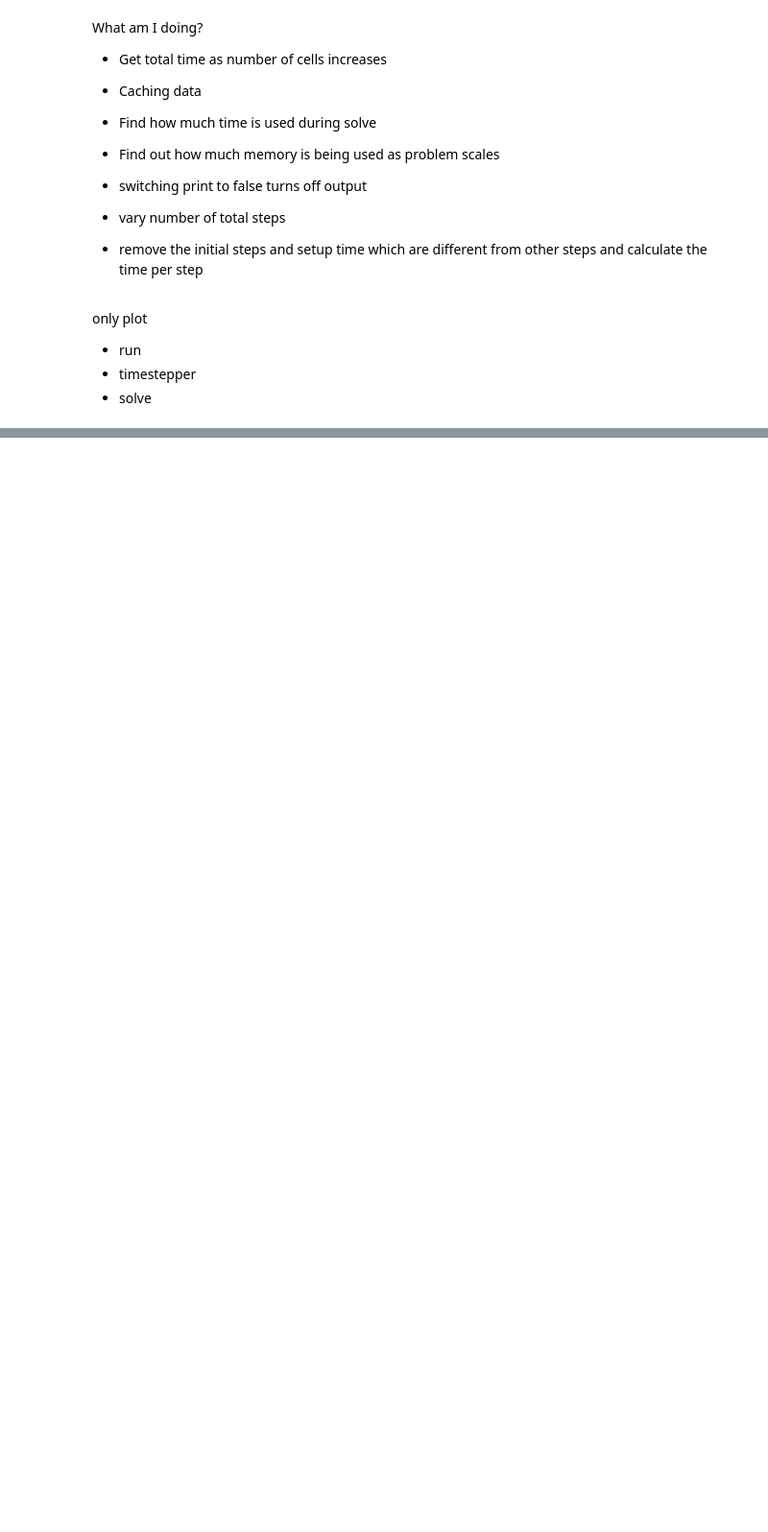
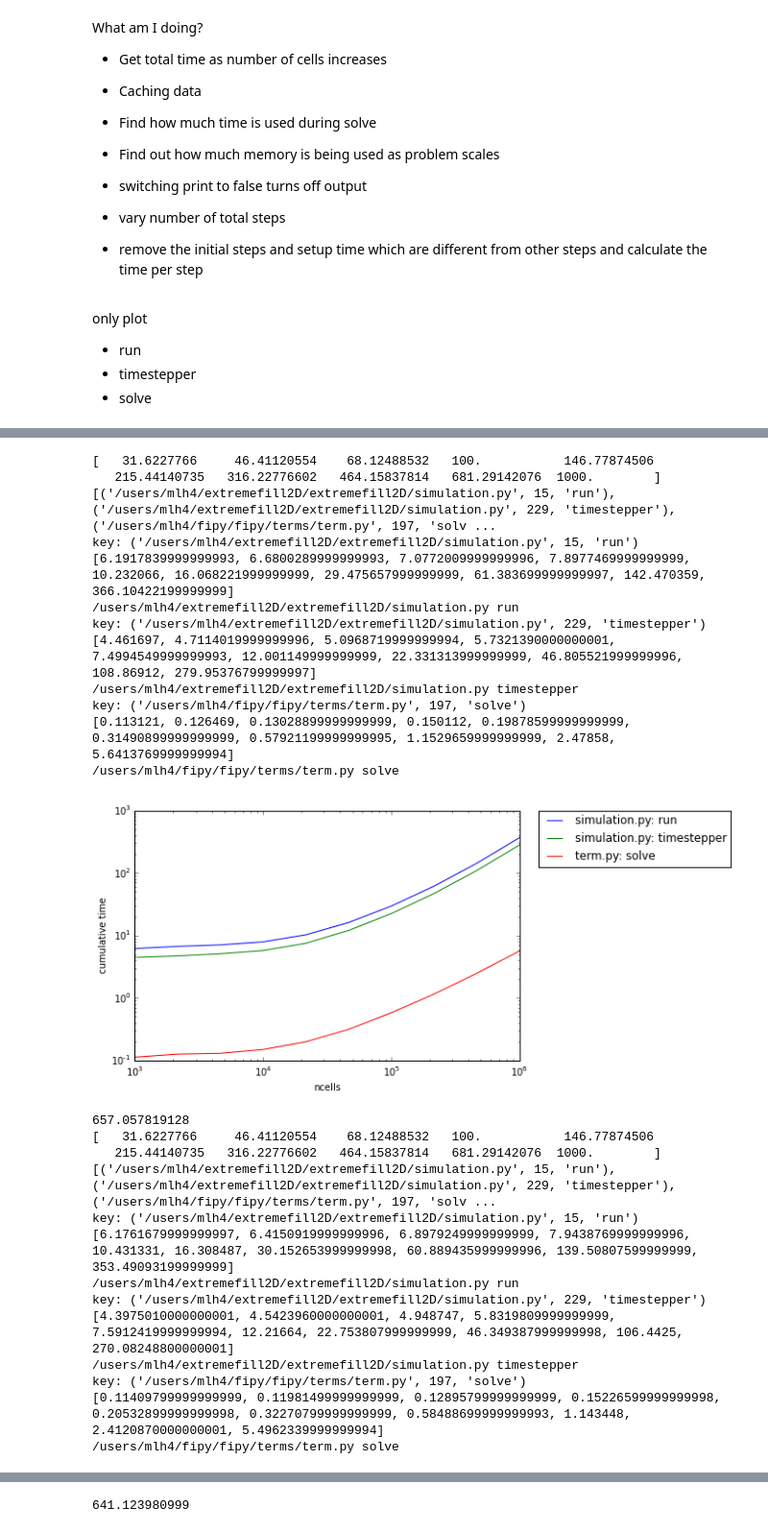
Before and after one commit to dmurali1/SURF2013, a Jupyter notebook: extremefill.ipynb, the cells around one changed output, grey strips where cells are left out. Shown at 96% size. Cells and saved outputs as stored; diff of their text form; code cells hidden in the pictures; blank space fills up the shorter version.

```diff
--- a/extremefill.ipynb
+++ b/extremefill.ipynb
@@ -101,0 +128,65 @@ print type(now)
+# %%
+from fipyprofile import FiPyProfile
+from profiling_functions import FiPyProfileTime
+from polyxtal import PolyxtalSimulation
+import numpy as np
+from extremefill2D.simulation2D import Simulation2D
+from profiling_functions import ProfileViewer
+from fipy.terms.term import Term
+
+import time
+t0= time.time()
+class Simulation2DProfile(Simulation2D):
+    def _run(self, ncell):
+        self.run(totalSteps=10,
+                 Nx=int(np.sqrt(ncell)),
+                 CFL=0.1,
+                 sweeps=4,
+                 tol=1e-10,
+                 areaRatio=2 * 0.093,
+                 solver_tol=1e-6,
+                 dtMax=1.,
+                 totalTime=5000.,
+                 PRINT=False,
+                 dt=0.01)
+ncells = np.array(np.logspace(3, 6, 10), dtype=int)
+
+print np.sqrt(ncells)
+sim2D = Simulation2DProfile()
+profilers = [FiPyProfileTime(sim2D._run, ncell, regenerate=True, funcString='extremefill1') for ncell in ncells]
+##prof = FiPyProfileTime(sim2D._run, ncells, regenerate=False, funcString='extremefill0')
+#keys = profilers[0].get_sorted_keys(sort_field="cumulative")
+runkey = profilers[0].get_key_from_function_pointer(sim2D.run)
+timestepperkey = profilers[0].get_key_from_function_pointer(sim2D.timestepper)
+solvekey = profilers[0].get_key_from_function_pointer(Term.solve)
+keys = [runkey, timestepperkey, solvekey]
+print keys
+ProfileViewer().plot(profilers, keys, "cumulative", doFullProfile=False)
+print time.time()-t0
+# %% [output]
+[   31.6227766     46.41120554    68.12488532   100.           146.77874506
+   215.44140735   316.22776602   464.15837814   681.29142076  1000.        ]
+[('/users/mlh4/extremefill2D/extremefill2D/simulation.py', 15, 'run'), ('/users/mlh4/extremefill2D/extremefill2D/simulation.py', 229, 'timestepper'), ('/users/mlh4/fipy/fipy/terms/term.py', 197, 'solv ...
+key: ('/users/mlh4/extremefill2D/extremefill2D/simulation.py', 15, 'run')
+[6.1917839999999993, 6.6800289999999993, 7.0772009999999996, 7.8977469999999999, 10.232066, 16.068221999999999, 29.475657999999999, 61.383699999999997, 142.470359, 366.10422199999999]
+/users/mlh4/extremefill2D/extremefill2D/simulation.py run
+key: ('/users/mlh4/extremefill2D/extremefill2D/simulation.py', 229, 'timestepper')
+[4.461697, 4.7114019999999996, 5.0968719999999994, 5.7321390000000001, 7.4994549999999993, 12.001149999999999, 22.331313999999999, 46.805521999999996, 108.86912, 279.95376799999997]
+/users/mlh4/extremefill2D/extremefill2D/simulation.py timestepper
+key: ('/users/mlh4/fipy/fipy/terms/term.py', 197, 'solve')
+[0.113121, 0.126469, 0.13028899999999999, 0.150112, 0.19878599999999999, 0.31490899999999999, 0.57921199999999995, 1.1529659999999999, 2.47858, 5.6413769999999994]
+/users/mlh4/fipy/fipy/terms/term.py solve
+[figure, added]
+657.057819128
+[   31.6227766     46.41120554    68.12488532   100.           146.77874506
+   215.44140735   316.22776602   464.15837814   681.29142076  1000.        ]
+[('/users/mlh4/extremefill2D/extremefill2D/simulation.py', 15, 'run'), ('/users/mlh4/extremefill2D/extremefill2D/simulation.py', 229, 'timestepper'), ('/users/mlh4/fipy/fipy/terms/term.py', 197, 'solv ...
+key: ('/users/mlh4/extremefill2D/extremefill2D/simulation.py', 15, 'run')
+[6.1761679999999997, 6.4150919999999996, 6.8979249999999999, 7.9438769999999996, 10.431331, 16.308487, 30.152653999999998, 60.889435999999996, 139.50807599999999, 353.49093199999999]
+/users/mlh4/extremefill2D/extremefill2D/simulation.py run
+key: ('/users/mlh4/extremefill2D/extremefill2D/simulation.py', 229, 'timestepper')
+[4.3975010000000001, 4.5423960000000001, 4.948747, 5.8319809999999999, 7.5912419999999994, 12.21664, 22.753807999999999, 46.349387999999998, 106.4425, 270.08248800000001]
+/users/mlh4/extremefill2D/extremefill2D/simulation.py timestepper
+key: ('/users/mlh4/fipy/fipy/terms/term.py', 197, 'solve')
+[0.11409799999999999, 0.11981499999999999, 0.12895799999999999, 0.15226599999999998, 0.20532899999999998, 0.32270799999999999, 0.58488699999999993, 1.143448, 2.4120870000000001, 5.4962339999999994]
+/users/mlh4/fipy/fipy/terms/term.py solve
@@ -101,0 +194 @@ print type(now)
+641.123980999
```
Also changed, not shown: parts of 10 cells of this notebook, 1 other file.
